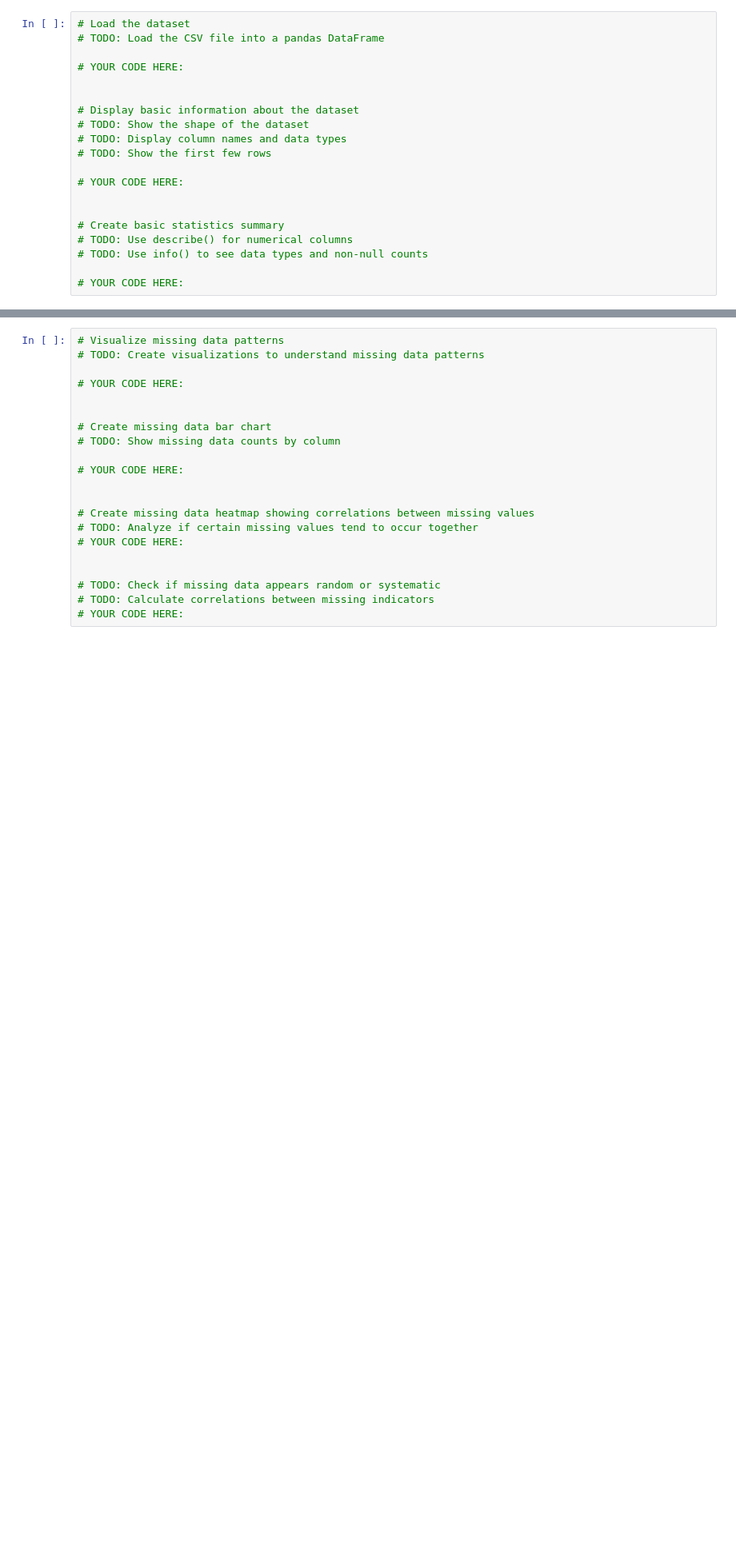
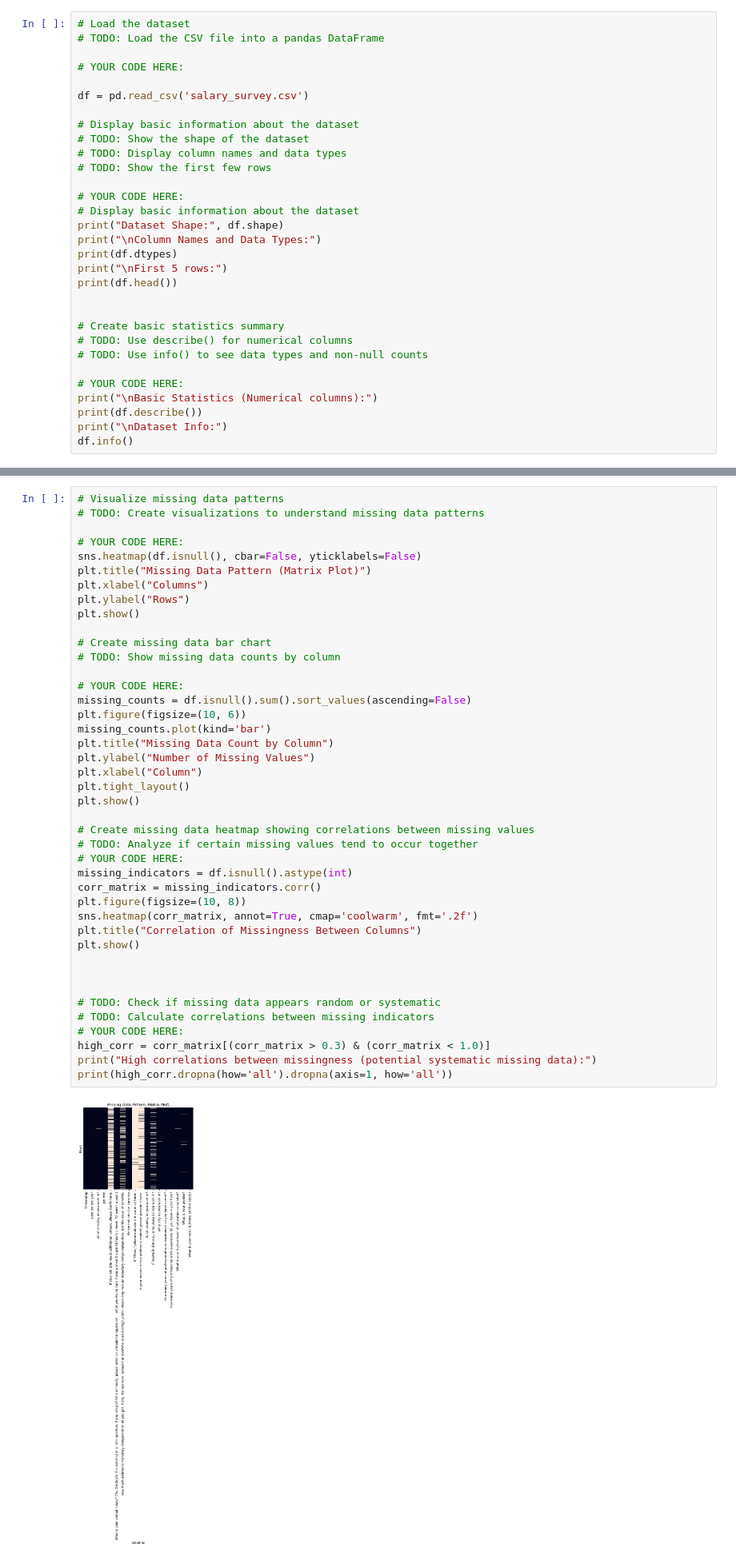
Before and after one commit to bilaldogutas/machine_learning, a Jupyter notebook: bilal_dogutas_815304562_Assignment1.ipynb, the cells around one changed output, grey strips where cells are left out. Shown at 80% size. Saved outputs shown, nothing was run; the diff lists cells and outputs as text; blank space fills up the shorter version.

```diff
--- a/bilal_dogutas_815304562_Assignment1.ipynb
+++ b/bilal_dogutas_815304562_Assignment1.ipynb
@@ -32,6 +37,7 @@ Import all necessary libraries for data analysis, visualization, and preprocessi
 
 # YOUR CODE HERE:
 
+df = pd.read_csv('salary_survey.csv')
 
 # Display basic information about the dataset
 # TODO: Show the shape of the dataset
@@ -39,6 +45,12 @@ Import all necessary libraries for data analysis, visualization, and preprocessi
 # TODO: Show the first few rows
 
 # YOUR CODE HERE:
+# Display basic information about the dataset
+print("Dataset Shape:", df.shape)
+print("\nColumn Names and Data Types:")
+print(df.dtypes)
+print("\nFirst 5 rows:")
+print(df.head())
 
 
 # Create basic statistics summary
@@ -46,3 +58,7 @@ Import all necessary libraries for data analysis, visualization, and preprocessi
 # TODO: Use info() to see data types and non-null counts
 
 # YOUR CODE HERE:
+print("\nBasic Statistics (Numerical columns):")
+print(df.describe())
+print("\nDataset Info:")
+df.info()
@@ -131,21 +512,44 @@ Import all necessary libraries for data analysis, visualization, and preprocessi
 # %%
 # Visualize missing data patterns
 # TODO: Create visualizations to understand missing data patterns
 
 # YOUR CODE HERE:
-
+sns.heatmap(df.isnull(), cbar=False, yticklabels=False)
+plt.title("Missing Data Pattern (Matrix Plot)")
+plt.xlabel("Columns")
+plt.ylabel("Rows")
+plt.show()
 
 # Create missing data bar chart
 # TODO: Show missing data counts by column
 
 # YOUR CODE HERE:
-
+missing_counts = df.isnull().sum().sort_values(ascending=False)
+plt.figure(figsize=(10, 6))
+missing_counts.plot(kind='bar')
+plt.title("Missing Data Count by Column")
+plt.ylabel("Number of Missing Values")
+plt.xlabel("Column")
+plt.tight_layout()
+plt.show()
 
 # Create missing data heatmap showing correlations between missing values
 # TODO: Analyze if certain missing values tend to occur together
 # YOUR CODE HERE:
+missing_indicators = df.isnull().astype(int)
+corr_matrix = missing_indicators.corr()
+plt.figure(figsize=(10, 8))
+sns.heatmap(corr_matrix, annot=True, cmap='coolwarm', fmt='.2f')
+plt.title("Correlation of Missingness Between Columns")
+plt.show()
+
 
 
 # TODO: Check if missing data appears random or systematic
 # TODO: Calculate correlations between missing indicators
 # YOUR CODE HERE:
+high_corr = corr_matrix[(corr_matrix > 0.3) & (corr_matrix < 1.0)]
+print("High correlations between missingness (potential systematic missing data):")
+print(high_corr.dropna(how='all').dropna(axis=1, how='all'))
+# %% [output]
+[figure, added]
```
Also changed, not shown: parts of 27 cells of this notebook, 1 other file.
